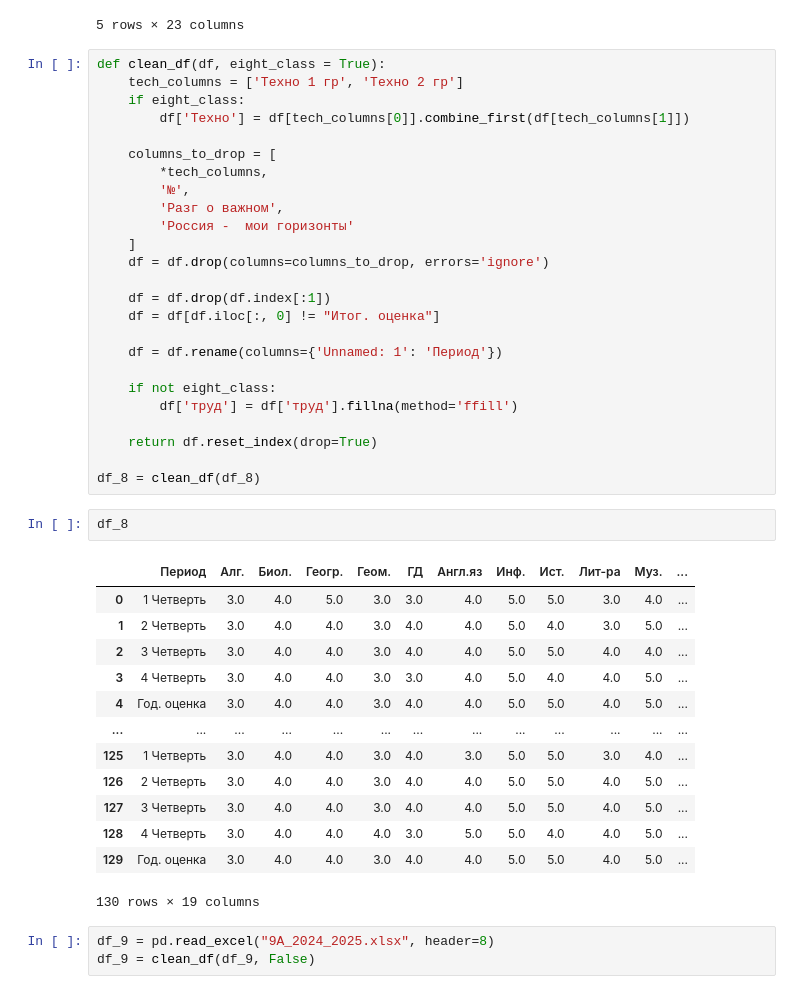
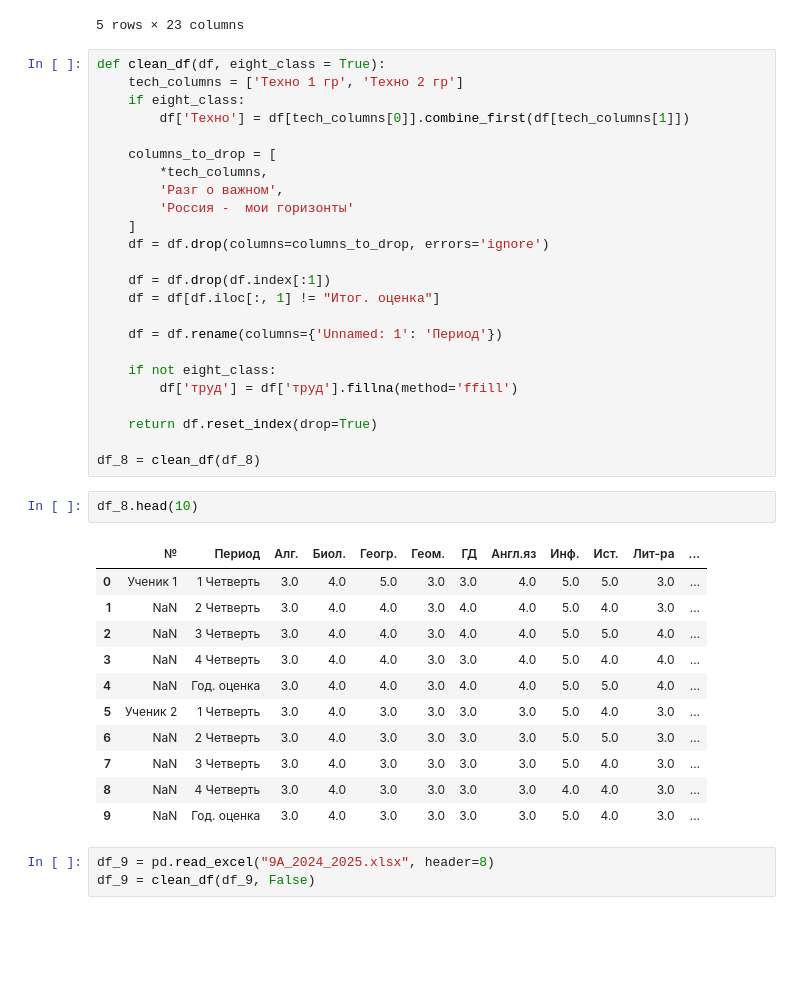
Before and after one commit to Zickam/school_success_prediction, a Jupyter notebook: dataset experiments/первый класс 8-9/summary dataset rework 8-9.ipynb, the cells around one changed output. Cells and saved outputs as stored; diff of their text form; blank space fills up the shorter version.

```diff
--- a/dataset experiments/первый класс 8-9/summary dataset rework 8-9.ipynb
+++ b/dataset experiments/первый класс 8-9/summary dataset rework 8-9.ipynb
@@ -20,14 +20,13 @@ def clean_df(df, eight_class = True):
 
     columns_to_drop = [
         *tech_columns,
-        '№',
         'Разг о важном',
         'Россия -  мои горизонты'
     ]
     df = df.drop(columns=columns_to_drop, errors='ignore')
 
     df = df.drop(df.index[:1])
-    df = df[df.iloc[:, 0] != "Итог. оценка"]
+    df = df[df.iloc[:, 1] != "Итог. оценка"]
 
     df = df.rename(columns={'Unnamed: 1': 'Период'})
 
@@ -38,21 +37,19 @@ def clean_df(df, eight_class = True):
 
 df_8 = clean_df(df_8)
 # %%
-df_8
+df_8.head(10)
 # %% [output]
-|  | Период | Алг. | Биол. | Геогр. | Геом. | ГД | Англ.яз | Инф. | Ист. | Лит-ра | Муз. | ... |
-| 0 | 1 Четверть | 3.0 | 4.0 | 5.0 | 3.0 | 3.0 | 4.0 | 5.0 | 5.0 | 3.0 | 4.0 | ... |
-| 1 | 2 Четверть | 3.0 | 4.0 | 4.0 | 3.0 | 4.0 | 4.0 | 5.0 | 4.0 | 3.0 | 5.0 | ... |
-| 2 | 3 Четверть | 3.0 | 4.0 | 4.0 | 3.0 | 4.0 | 4.0 | 5.0 | 5.0 | 4.0 | 4.0 | ... |
-| 3 | 4 Четверть | 3.0 | 4.0 | 4.0 | 3.0 | 3.0 | 4.0 | 5.0 | 4.0 | 4.0 | 5.0 | ... |
-| 4 | Год. оценка | 3.0 | 4.0 | 4.0 | 3.0 | 4.0 | 4.0 | 5.0 | 5.0 | 4.0 | 5.0 | ... |
-| ... | ... | ... | ... | ... | ... | ... | ... | ... | ... | ... | ... | ... |
-| 125 | 1 Четверть | 3.0 | 4.0 | 4.0 | 3.0 | 4.0 | 3.0 | 5.0 | 5.0 | 3.0 | 4.0 | ... |
-| 126 | 2 Четверть | 3.0 | 4.0 | 4.0 | 3.0 | 4.0 | 4.0 | 5.0 | 5.0 | 4.0 | 5.0 | ... |
-| 127 | 3 Четверть | 3.0 | 4.0 | 4.0 | 3.0 | 4.0 | 4.0 | 5.0 | 5.0 | 4.0 | 5.0 | ... |
-| 128 | 4 Четверть | 3.0 | 4.0 | 4.0 | 4.0 | 3.0 | 5.0 | 5.0 | 4.0 | 4.0 | 5.0 | ... |
-| 129 | Год. оценка | 3.0 | 4.0 | 4.0 | 3.0 | 4.0 | 4.0 | 5.0 | 5.0 | 4.0 | 5.0 | ... |
+|  | № | Период | Алг. | Биол. | Геогр. | Геом. | ГД | Англ.яз | Инф. | Ист. | Лит-ра | ... |
+| 0 | Ученик 1 | 1 Четверть | 3.0 | 4.0 | 5.0 | 3.0 | 3.0 | 4.0 | 5.0 | 5.0 | 3.0 | ... |
+| 1 | NaN | 2 Четверть | 3.0 | 4.0 | 4.0 | 3.0 | 4.0 | 4.0 | 5.0 | 4.0 | 3.0 | ... |
+| 2 | NaN | 3 Четверть | 3.0 | 4.0 | 4.0 | 3.0 | 4.0 | 4.0 | 5.0 | 5.0 | 4.0 | ... |
+| 3 | NaN | 4 Четверть | 3.0 | 4.0 | 4.0 | 3.0 | 3.0 | 4.0 | 5.0 | 4.0 | 4.0 | ... |
+| 4 | NaN | Год. оценка | 3.0 | 4.0 | 4.0 | 3.0 | 4.0 | 4.0 | 5.0 | 5.0 | 4.0 | ... |
+| 5 | Ученик 2 | 1 Четверть | 3.0 | 4.0 | 3.0 | 3.0 | 3.0 | 3.0 | 5.0 | 4.0 | 3.0 | ... |
+| 6 | NaN | 2 Четверть | 3.0 | 4.0 | 3.0 | 3.0 | 3.0 | 3.0 | 5.0 | 5.0 | 3.0 | ... |
+| 7 | NaN | 3 Четверть | 3.0 | 4.0 | 3.0 | 3.0 | 3.0 | 3.0 | 5.0 | 4.0 | 3.0 | ... |
+| 8 | NaN | 4 Четверть | 3.0 | 4.0 | 3.0 | 3.0 | 3.0 | 3.0 | 4.0 | 4.0 | 3.0 | ... |
+| 9 | NaN | Год. оценка | 3.0 | 4.0 | 3.0 | 3.0 | 3.0 | 3.0 | 5.0 | 4.0 | 3.0 | ... |
-130 rows × 19 columns
 # %%
 df_9 = pd.read_excel("9А_2024_2025.xlsx", header=8)
 df_9 = clean_df(df_9, False)
```
Also changed, not shown: 15 other files.
